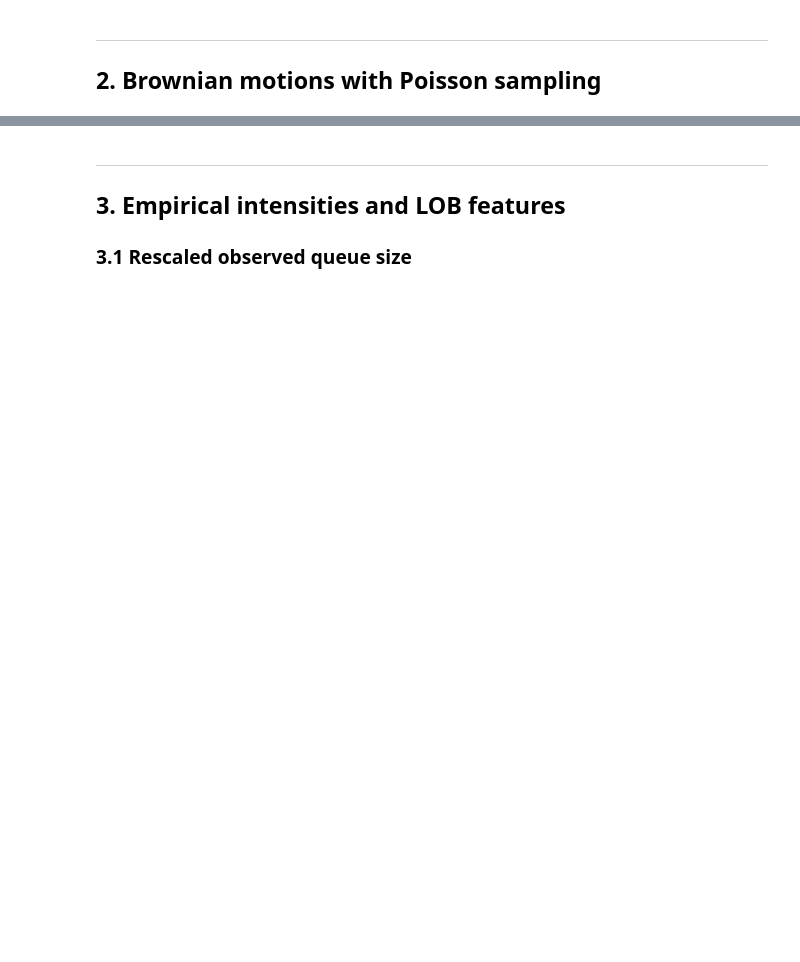
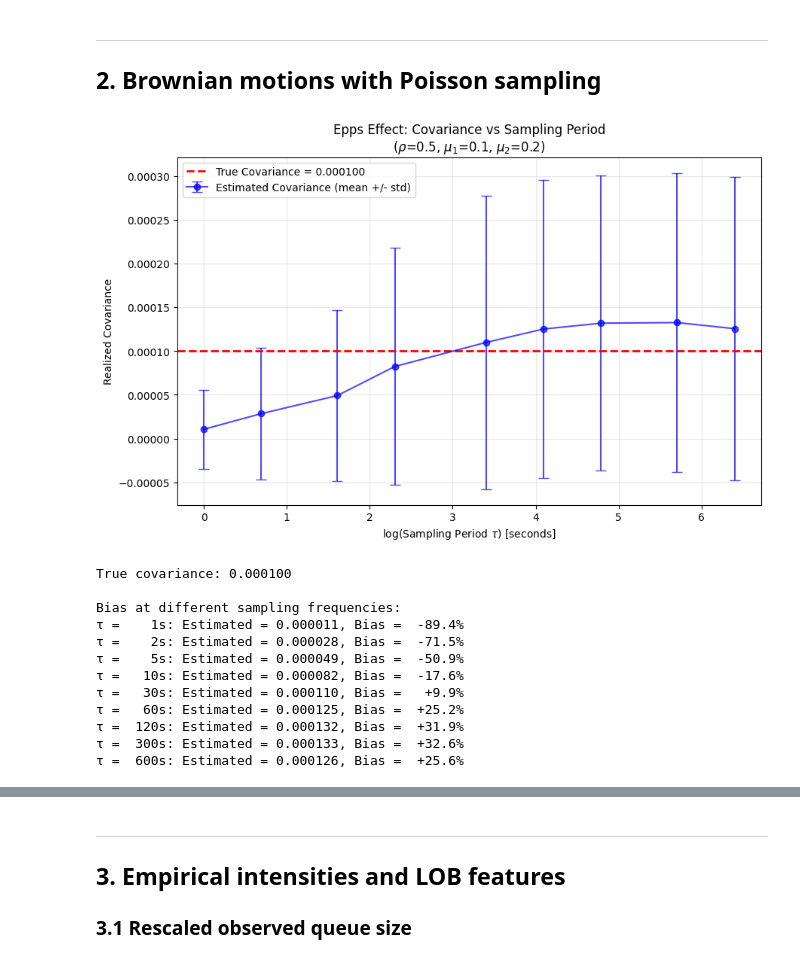
Before and after one commit to adonis107/MDS-HFD, a Jupyter notebook: DHF-LAB2-AMRI-CHIBA-JAMAL.ipynb, the cells around one changed output, grey strips where cells are left out. Drawn from its saved outputs; the diff is of its cells as text; code cells hidden in the pictures; blank space fills up the shorter version.

```diff
--- a/DHF-LAB2-AMRI-CHIBA-JAMAL.ipynb
+++ b/DHF-LAB2-AMRI-CHIBA-JAMAL.ipynb
@@ -29,0 +237,48 @@ updates_df = pd.concat([df_updates.assign(stock=i, day=j) for (j, i), df_updates
+# %%
+n_simulations = 100
+all_covs = []
+taus_out = None
+true_target = 0
+
+taus = [1, 2, 5, 10, 30, 60, 120, 300, 600]
+
+for i in range(n_simulations):
+    t_out, c_out, target = simulate_covariance(taus)
+    all_covs.append(c_out)
+    if i == 0:
+        taus_out = t_out
+        true_target = target
+
+mean_covs = np.mean(all_covs, axis=0)
+std_covs = np.std(all_covs, axis=0)
+
+plt.figure(figsize=(10, 6))
+plt.errorbar(np.log(taus_out), mean_covs, yerr=std_covs, fmt='b-o', capsize=5, alpha=0.7, label='Estimated Covariance (mean +/- std)')
+plt.axhline(y=true_target, color='r', linestyle='--', linewidth=2, label=f'True Covariance = {true_target:.6f}')
+plt.title(f'Epps Effect: Covariance vs Sampling Period\n($\\rho$={0.5}, $\\mu_1$={0.1}, $\\mu_2$={0.2})')
+plt.xlabel('log(Sampling Period $\\tau$) [seconds]')
+plt.ylabel('Realized Covariance')
+plt.legend()
+plt.grid(True, alpha=0.3)
+plt.show()
+
+print(f"True covariance: {true_target:.6f}")
+print(f"\nBias at different sampling frequencies:")
+for tau, mean_cov in zip(taus_out, mean_covs):
+    bias = mean_cov - true_target
+    rel_bias = 100 * bias / true_target
+    print(f"\u03C4 = {tau:4.0f}s: Estimated = {mean_cov:.6f}, Bias = {rel_bias:+6.1f}%")
+# %% [output]
+[figure, added]
+True covariance: 0.000100
+
+Bias at different sampling frequencies:
+τ =    1s: Estimated = 0.000011, Bias =  -89.4%
+τ =    2s: Estimated = 0.000028, Bias =  -71.5%
+τ =    5s: Estimated = 0.000049, Bias =  -50.9%
+τ =   10s: Estimated = 0.000082, Bias =  -17.6%
+τ =   30s: Estimated = 0.000110, Bias =   +9.9%
+τ =   60s: Estimated = 0.000125, Bias =  +25.2%
+τ =  120s: Estimated = 0.000132, Bias =  +31.9%
+τ =  300s: Estimated = 0.000133, Bias =  +32.6%
+τ =  600s: Estimated = 0.000126, Bias =  +25.6%
```
Also changed, not shown: parts of 14 cells of this notebook.
